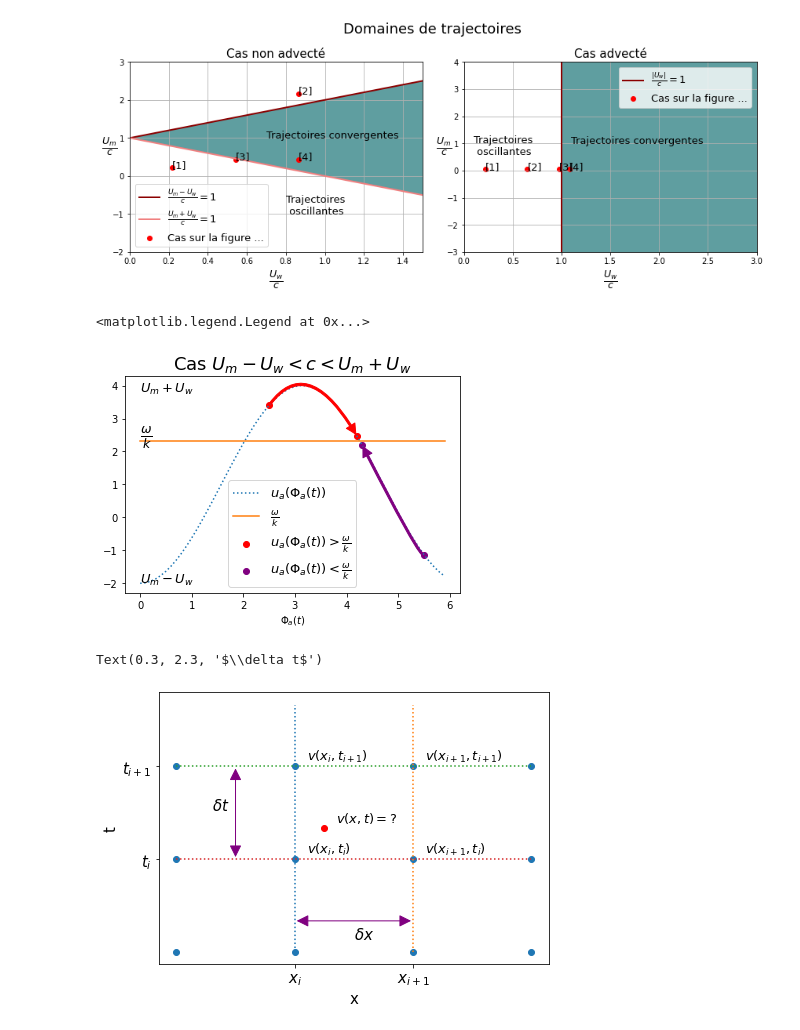
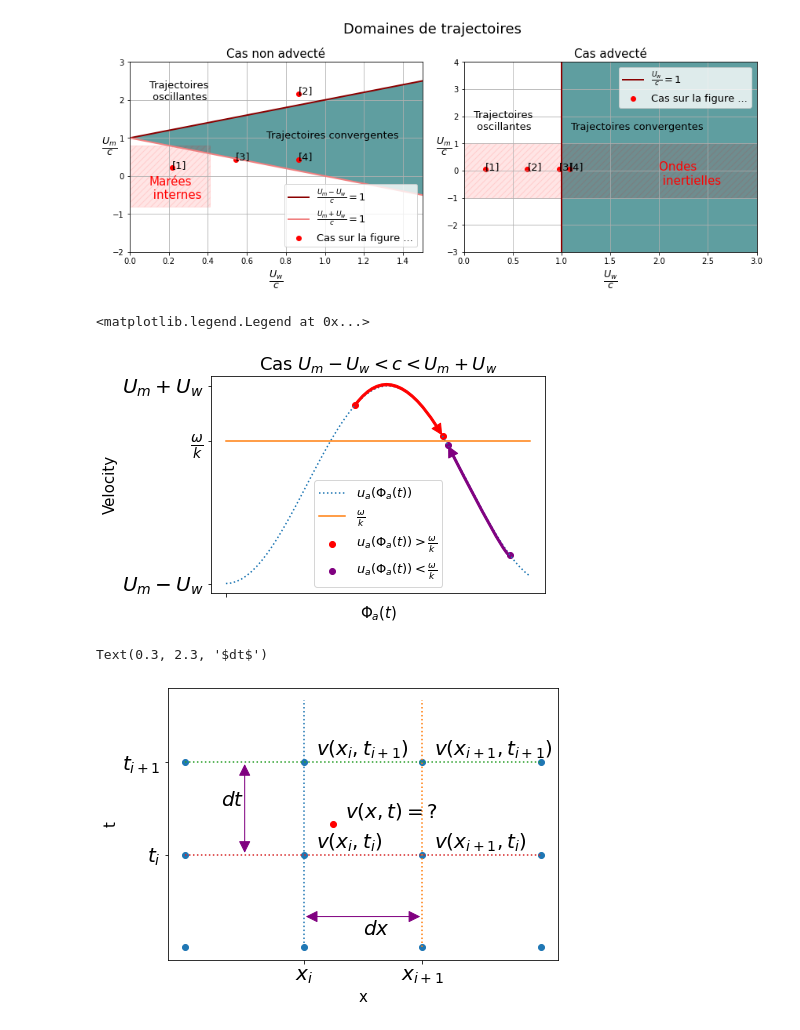
Before and after one commit to margot-demol/stage-m1, a Jupyter notebook: development/domaines_traj.ipynb, the cells around one changed output. Saved outputs shown, nothing was run; the diff lists cells and outputs as text; code cells hidden in the pictures.

```diff
--- a/development/domaines_traj.ipynb
+++ b/development/domaines_traj.ipynb
@@ -8,6 +8,10 @@ d1=uw_c+1
 d2=1-uw_c
 d=np.ones_like(um_c)
 d4=np.ones_like(um_c)*3
+x=np.linspace(0,0.41,10)
+y1=np.ones_like(x)*0.003
+y2=np.ones_like(x)*0.8
+
 fig, axes = plt.subplots(ncols=2, figsize=(12,5))
 
 axes[0].plot(uw_c, d1, label=r'$\frac{U_m-U_w}{c}=1$',lw=2, color='darkred')
@@ -19,10 +23,12 @@ axes[0].grid()
 
 axes[0].set_title('Cas non advecté', fontsize=15)
 axes[0].fill_between(uw_c, d2, d1, facecolor='cadetblue')
+axes[0].fill_between(np.linspace(0,0.41,10),-0.8, 0.8, hatch='///',color='red', alpha=0.1)
 axes[0].annotate('Trajectoires convergentes', (0.7,1),fontsize=13)
-axes[0].annotate('Trajectoires \n oscillantes', (0.8,-1), fontsize=13)
+axes[0].annotate('Trajectoires \n oscillantes', (0.1,2), fontsize=13)
+axes[0].annotate('Marées\n internes', (0.1,-0.6), fontsize=15, color='red')
 
-axes[1].plot(d,um_c, label=r'$\frac{|U_w|}{c}=1$',lw=2, color='darkred')
+axes[1].plot(d,um_c, label=r'$\frac{U_w}{c}=1$',lw=2, color='darkred')
 axes[1].set_xlabel(r'$\frac {U_w}{c}$',fontsize=18)
 axes[1].set_ylabel(r'$\frac {U_m}{c}$', rotation='horizontal',fontsize=18)
 axes[1].axis([0,3,-3,4])
@@ -30,8 +36,10 @@ axes[1].grid()
 
 axes[1].set_title('Cas advecté', fontsize=15)
 axes[1].fill_betweenx(um_c,d,d4,facecolor='cadetblue')
-axes[1].annotate('Trajectoires convergentes', (1.1,1), fontsize=13)
-axes[1].annotate('Trajectoires \n oscillantes', (0.1,0.6), fontsize=13)
+axes[1].fill_between(np.linspace(0,3,10),-1, 1, hatch='///',color='red', alpha=0.1)
+axes[1].annotate('Trajectoires convergentes', (1.1,1.5), fontsize=13)
+axes[1].annotate('Trajectoires \n oscillantes', (0.1,1.5), fontsize=13)
+axes[1].annotate('Ondes \n inertielles', (2,-0.5), fontsize=15, color='red')
 
 LABEL=['[1]', '[2]', '[3]','[4]']
 
@@ -54,44 +62,46 @@ for i in range(4):
     axes[1].annotate(LABEL[i], (Uw_c[i],Um_c[i]),fontsize=13)
 
 
-axes[0].legend(fontsize=13)
+axes[0].legend(fontsize=13, loc='lower right')
 axes[1].legend(fontsize=13)
 fig.suptitle('Domaines de trajectoires', fontsize=18)
 plt.tight_layout()
 # %% [output]
-[figure, old version]
+[figure, new version]
 # %%
 um=1
 uw=3
 phi=np.arange(0, 6, 0.1)
 dx_dt=um+uw*np.cos(phi+np.pi)
 
 plt.plot(phi, dx_dt, ls=':', label=r'$u_a(\Phi_a(t))$')
 plt.plot(phi, 2.31*np.ones_like(phi), ls='-', label=r'$\frac{\omega}{k}$')
-plt.xlabel(r'$\Phi_a(t)$')
+plt.xlabel(r'$\Phi_a(t)$', fontsize=15)
 
 
 plt.scatter([phi[25], phi[42]], [dx_dt[25],dx_dt[42]], color='red', label=r'$u_a(\Phi_a(t))>\frac{\omega}{k}$')
 plt.annotate("",
             xy=(phi[42], dx_dt[42]),
             xytext=(phi[25], dx_dt[25]),
             arrowprops=dict(arrowstyle="simple,head_length=1,head_width=1,tail_width=0.2",connectionstyle="angle3,angleA=54,angleB=-60", color="red"))
 
 
 plt.scatter([phi[43], phi[55]], [dx_dt[43],dx_dt[55]], color='purple', label=r'$u_a(\Phi_a(t))<\frac{\omega}{k}$')
 plt.annotate("",
             xy=(phi[43], dx_dt[43]),
             xytext=(phi[55], dx_dt[55]),
             arrowprops=dict(arrowstyle="simple,head_length=1,head_width=1,tail_width=0.2",connectionstyle="angle3,angleA=54,angleB=-63", color='purple') )
 
-plt.annotate(r'$U_m+U_w$',(0,3.8), fontsize=13)
-plt.annotate(r'$U_m-U_w$',(0,-2), fontsize=13)
-plt.annotate(r'$\frac{\omega}{k}$',(0,2.31), fontsize=18)
+
+plt.xticks([0],[''])
+plt.yticks([-2,4,2.31],[r'$U_m-U_w$',r'$U_m+U_w$',r'$\frac{\omega}{k}$'], fontsize=20)
+
+plt.ylabel('Velocity', fontsize=15)
 plt.title(r'Cas $U_m-U_w<c<U_m+U_w$', fontsize=18)
 plt.legend(fontsize=13)
 # %% [output]
 <matplotlib.legend.Legend at 0x...>
-[figure, old version]
+[figure, new version]
 # %%
 plt.figure(figsize=(7, 5))
 x=np.linspace(0,3,20)
@@ -111,19 +121,19 @@ plt.scatter(x_points, t_points)
 plt.scatter(1.25,2,color='red')
 plt.ylabel('t',fontsize=15)
 plt.xlabel('x',fontsize=15)
-plt.xticks([1,2],[r'$x_i$',r'$x_{i+1}$'], fontsize=15)
-plt.yticks([1.5,3],[r'$t_i$',r'$t_{i+1}$'], fontsize=15)
+plt.xticks([1,2],[r'$x_i$',r'$x_{i+1}$'], fontsize=20)
+plt.yticks([1.5,3],[r'$t_i$',r'$t_{i+1}$'], fontsize=20)
 
 LABEL_p=[r'$v(x_i,t_i)$',r'$v(x_{i+1},t_i)$',r'$v(x_i,t_{i+1})$',r'$v(x_{i+1},t_{i+1})$',r'$v(x,t)=$?' ]
 loc_p=[(1.1,1.6),(2.1,1.6),(1.1,3.1),(2.1,3.1), (1.35,2.1)]
 for i in range(5):
-    plt.annotate(LABEL_p[i], loc_p[i], fontsize=13)
+    plt.annotate(LABEL_p[i], loc_p[i], fontsize=20)
 
 
 plt.annotate('',xy=(0.5, 1.5),xytext=(0.5, 3),arrowprops=dict(arrowstyle="<|-|>,head_length=1,head_width=0.5",color='purple') )#$\delta t$
 plt.annotate('',xy=(1, 0.5),xytext=(2, 0.5),arrowprops=dict(arrowstyle="<|-|>,head_length=1,head_width=0.5",color='purple') )
-plt.annotate(r'$\delta x$',(1.5,0.2), fontsize=15)
-plt.annotate(r'$\delta t$',(0.3,2.3), fontsize=15)
+plt.annotate(r'$dx$',(1.5,0.2), fontsize=20)
+plt.annotate(r'$dt$',(0.3,2.3), fontsize=20)
 # %% [output]
-Text(0.3, 2.3, '$\\delta t$')
+Text(0.3, 2.3, '$dt$')
-[figure, old version]
+[figure, new version]
```
Also changed, not shown: 4 other files.
